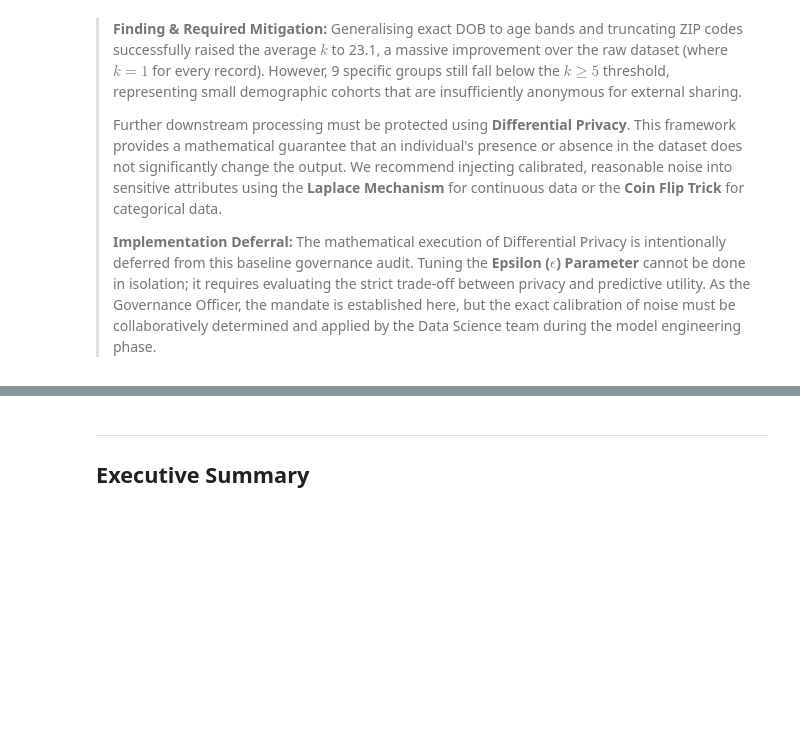
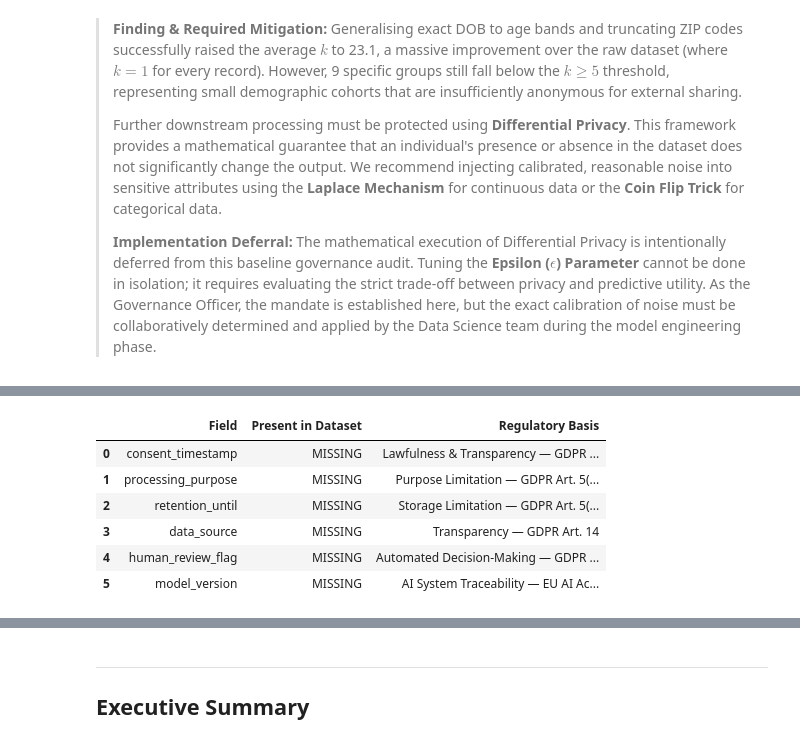
Before and after one commit to eveeichler/dego-project-team10, a Jupyter notebook: notebooks/03-privacy-governance.ipynb, the cells around one changed output, grey strips where cells are left out. Drawn from its saved outputs; the diff is of its cells as text; code cells hidden in the pictures; blank space fills up the shorter version.

Commit message:
map data quality gaps to GDPR principles and AI Act requirements

```diff
--- a/notebooks/03-privacy-governance.ipynb
+++ b/notebooks/03-privacy-governance.ipynb
@@ -401,0 +473,29 @@ The audit below maps each relevant GDPR principle and article to the specific ga
+# %%
+governance_fields = {
+    "consent_timestamp"  : "Lawfulness & Transparency — GDPR Art. 5(1)(a) & Art. 6",
+    "processing_purpose" : "Purpose Limitation — GDPR Art. 5(1)(b)",
+    "retention_until"    : "Storage Limitation — GDPR Art. 5(1)(e)",
+    "data_source"        : "Transparency — GDPR Art. 14",
+    "human_review_flag"  : "Automated Decision-Making — GDPR Art. 22",
+    "model_version"      : "AI System Traceability — EU AI Act Art. 13"
+}
+
+results = pd.DataFrame([
+    {
+        "Field": field,
+        "Present in Dataset": "Yes" if field in df.columns else "MISSING",
+        "Regulatory Basis": basis
+    }
+    for field, basis in governance_fields.items()
+])
+
+missing = (results["Present in Dataset"] == "MISSING").sum()
+results
+# %% [output]
+|  | Field | Present in Dataset | Regulatory Basis |
+| 0 | consent_timestamp | MISSING | Lawfulness & Transparency — GDPR ... |
+| 1 | processing_purpose | MISSING | Purpose Limitation — GDPR Art. 5(... |
+| 2 | retention_until | MISSING | Storage Limitation — GDPR Art. 5(... |
+| 3 | data_source | MISSING | Transparency — GDPR Art. 14 |
+| 4 | human_review_flag | MISSING | Automated Decision-Making — GDPR ... |
+| 5 | model_version | MISSING | AI System Traceability — EU AI Ac... |
```
Also changed, not shown: parts of 8 cells of this notebook.
